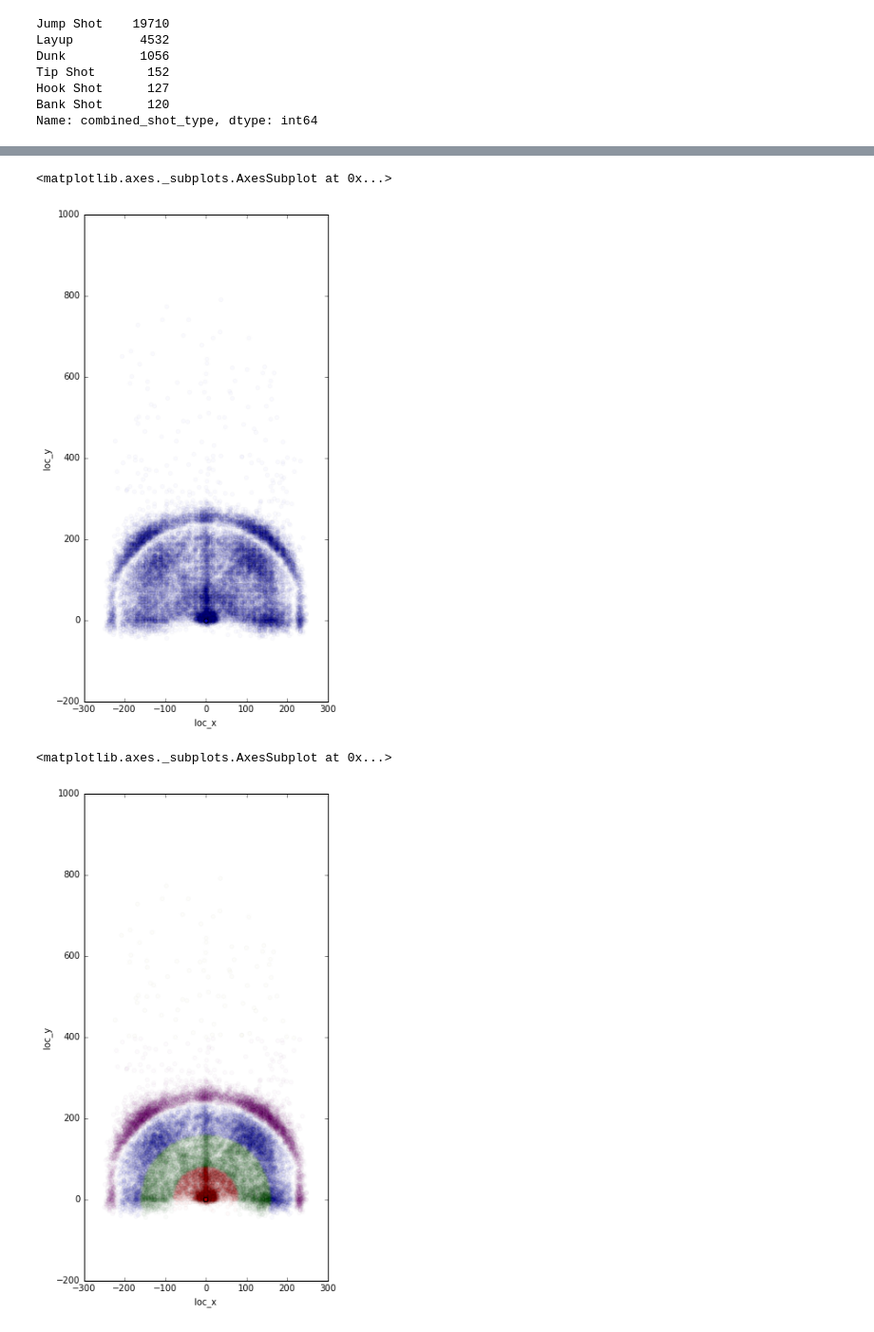
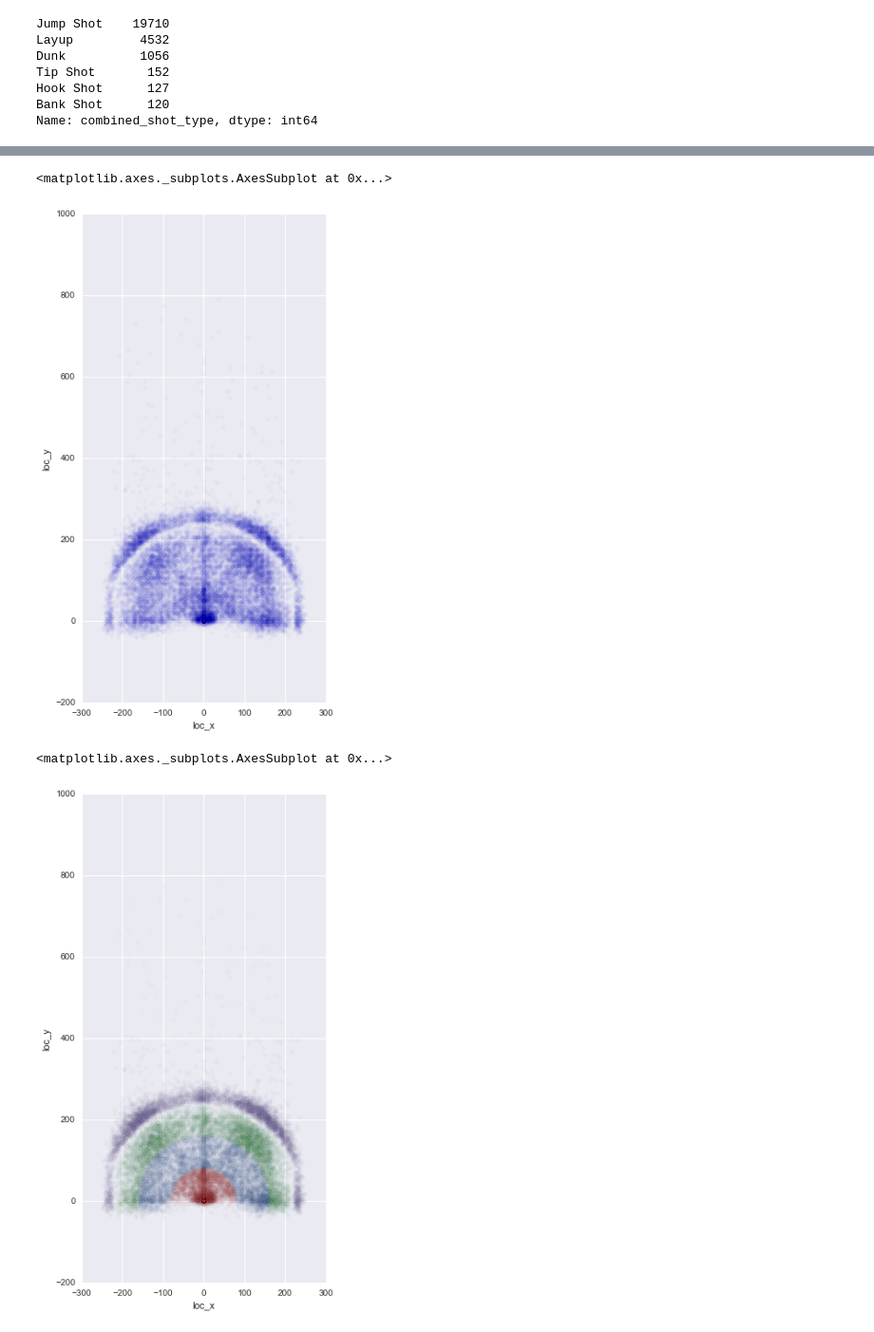
Before and after one commit to ohadravid/ml-tutorial, a Jupyter notebook: notebooks/201-ExploringTheData.ipynb, the cells around one changed output, grey strips where cells are left out. Shown at 95% size. Cells and saved outputs as stored; diff of their text form; code cells hidden in the pictures.

```diff
--- a/notebooks/201-ExploringTheData.ipynb
+++ b/notebooks/201-ExploringTheData.ipynb
@@ -5,4 +8,4 @@ import matplotlib.pyplot as plt
 %matplotlib inline
 # %%
-filename= "./kobe_bryant_shot_data.csv"
-df = pd.read_csv(filename)
+filename= "../data/kobe/kobe_bryant_shot_data.csv"
+df = pd.read_csv(filename, na_values={'shot_made_flag': ''})
@@ -71,13 +79,14 @@ df['combined_shot_type'].value_counts().plot(kind='bar', figsize=(8, 4), rot=0)
 df.plot(kind='scatter', x='loc_x', y='loc_y', color='blue', alpha=0.02, figsize=(5,10))
 # %% [output]
 <matplotlib.axes._subplots.AxesSubplot at 0x...>
-[figure, old version]
+[figure, new version]
 # %%
 ranges = df.shot_zone_range.unique()
-cmap = {range_name:color for range_name, color in zip(ranges, 'bgrmy')}
 
-df.plot(kind='scatter', x='loc_x', y='loc_y', alpha=0.02, figsize=(5,10),
+cmap = {range_name:color for range_name, color in zip(ranges, sns.color_palette(n_colors=len(ranges)))}
+
+df.plot(kind='scatter', x='loc_x', y='loc_y', alpha=0.03, figsize=(5,10),
     c=df.shot_zone_range.map(cmap))
 # %% [output]
 <matplotlib.axes._subplots.AxesSubplot at 0x...>
-[figure, old version]
+[figure, new version]
```
Also changed, not shown: parts of 8 cells of this notebook, 3 other files.
